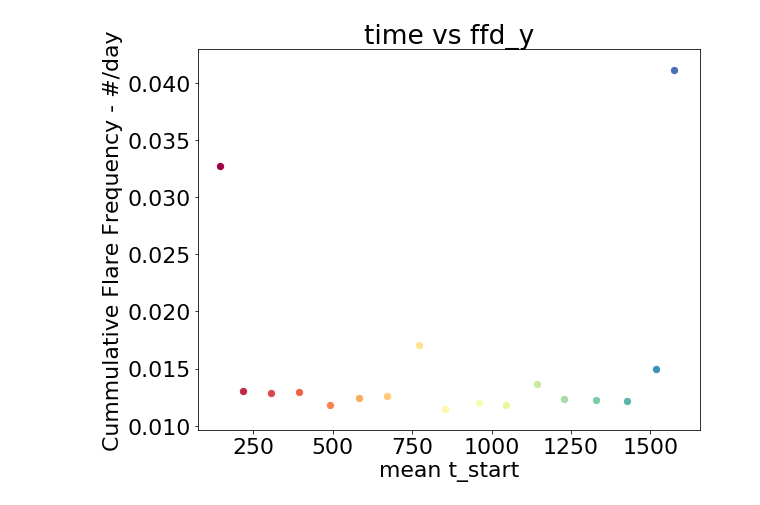
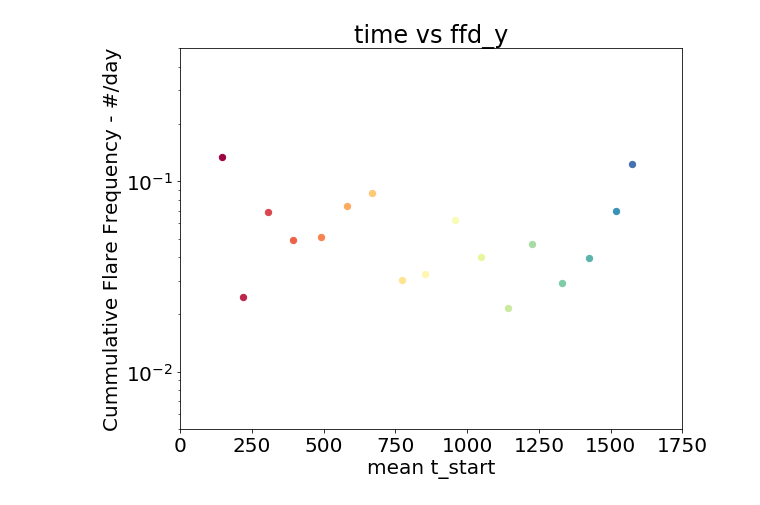
Before and after one commit to mscoggs/flare_cycles, a Jupyter notebook: flaregraphs.ipynb, the cells around one changed output. Saved outputs shown, nothing was run; the diff lists cells and outputs as text; code cells hidden in the pictures.

```diff
--- a/flaregraphs.ipynb
+++ b/flaregraphs.ipynb
@@ -25,6 +27,7 @@ plt.xlabel("log Flare Energy - erg")
 plt.ylabel("Cummulative Flare Frequency - #/day")
 plt.title("Flare Frequency Data")
 cmap = plt.cm.Spectral # color scheme -- visible color spectrum, starting with red as the earliest
+plt.rcParams.update({'font.size': 20})
 np.seterr(invalid='ignore')#ignore the Nans
 
 
@@ -63,7 +66,7 @@ plt.xlabel("log Flare Energy - erg")
 plt.ylabel("Cummulative Flare Frequency - #/day")
 plt.title("Flare Frequency Data")
 cmap = plt.cm.Spectral # color scheme -- visible color spectrum, starting with red as the earliest
-plt.rcParams.update({'font.size': 22})
+plt.rcParams.update({'font.size': 20})
 np.seterr(invalid='ignore')#ignore the Nans
 
 
@@ -79,6 +82,7 @@ for x in range(len(files)):
 
     ffd_xEnergy = np.log10(energy[sort][::-1]) + EPOINT #log the reverse of sorted energy
     ffd_yFrequency = (np.arange(1, len(ffd_xEnergy)+1, 1))/toteDur #get evenly spaced intervals, divide by totedur to get flares/day
+
     ok68 = ffd_xEnergy >= np.log10(np.median(df['ED68i'])) + EPOINT #use ED68i to get indices of useful data, ignore the junk
 
     plt.plot(ffd_xEnergy, ffd_yFrequency, lw = .35, c = cmap(x/float(len(files)))) #all data
@@ -88,8 +92,4 @@ for x in range(len(files)):
 # %%
-#todo:
-#Fix energy constant. changing the constant only adds/removes from a certain set of point, rather than moving the points
-#error might be in the interp parameters
-
 #two values from each file, mean of tstart, ffd_y associated with a fixed energy ffd_x.
 #pick an x value and for every file report the corresponding y value and then plot the avg start
 #time against the y value. Tip: use np.interp to get the FFD_Y value that exactly corresponds to
@@ -99,38 +99,46 @@ dir = '004349043' #KIC#/directory
 files = glob(dir+"/*.flare") #Glob all of the files in the directory - get all flares for a star
 EPOINT = 0 # need to fix this
 names=("t_start", "t_stop", "t_peak", "amplitude", "FWHM", "duration", "t_peak_aflare1",
        "t_FWHM_aflare1", "amplitude_aflare1", "flare_chisq", "KS_d_model", "KS_p_model",
        "KS_d_cont", "KS_p_cont", "Equiv_Dur", "ED68i", "ED90i")
 
 
 plt.figure(figsize=(9,7))
 plt.ylabel("Cummulative Flare Frequency - #/day")
 plt.xlabel("mean t_start")
 plt.title("time vs ffd_y")
+plt.yscale('log')
+plt.ylim([0.005,0.5])
+plt.xlim([0,1750])
+
 cmap = plt.cm.Spectral # color scheme -- visible color spectrum, starting with red as the earliest
 np.seterr(invalid='ignore')#ignore the Nans
-energyconstant = (2+EPOINT)
+energyconstant = 2
 
 for x in range(len(files)):
 
     toteDur = pd.read_table(files[x], skiprows=5, nrows=1, header=None,
                             delim_whitespace=True, usecols=(7,)
                            ).iloc[0].values[0]  #getting the total duration of each file
 
     df = pd.read_table(files[x], comment="#", delimiter=",", names=names)
     energy = df['Equiv_Dur'] #This is the energy column of the flare data
     sort = np.argsort(energy) #get indices that would sort the energy array
 
 
     ffd_xEnergy = np.log10(energy[sort][::-1]) + EPOINT #log the reverse of sorted energy
     ffd_yFrequency = (np.arange(1, len(ffd_xEnergy)+1, 1))/toteDur #get evenly spaced intervals, divide by totedur to get flares/day
 
-    meanstart = np.sum(df['t_start'])/len(df['t_start']) #finding the mean time for a file
-    ffd_yForMeanstart = np.interp(energyconstant, ffd_xEnergy, ffd_yFrequency) #
+    if(np.amax(ffd_xEnergy) >= energyconstant >= np.amin(ffd_xEnergy)):
 
-    plt.scatter(meanstart, ffd_yForMeanstart, s=40, c = cmap(x/float(len(files)))) #all data
+        ok68 = ffd_xEnergy >= np.log10(np.median(df['ED68i'])) + EPOINT #use ED68i to get indices of useful data, ignore the junk
+
+        meanstart = np.sum(df['t_start'])/len(df['t_start']) #finding the mean time for a file
+        ffd_yForMeanstart = np.interp(energyconstant, ffd_xEnergy[ok68][::-1], ffd_yFrequency[ok68][::-1])
+
+        plt.scatter(meanstart, ffd_yForMeanstart, s=40, c = cmap(x/float(len(files)))) #all data
 # %% [output]
-[figure, old version]
+[figure, new version]
 # %%
 ##to be used from terminal ----python flaregraphs.py KIC# KIC# ----
 import sys
```
Also changed, not shown: parts of 4 cells of this notebook.
